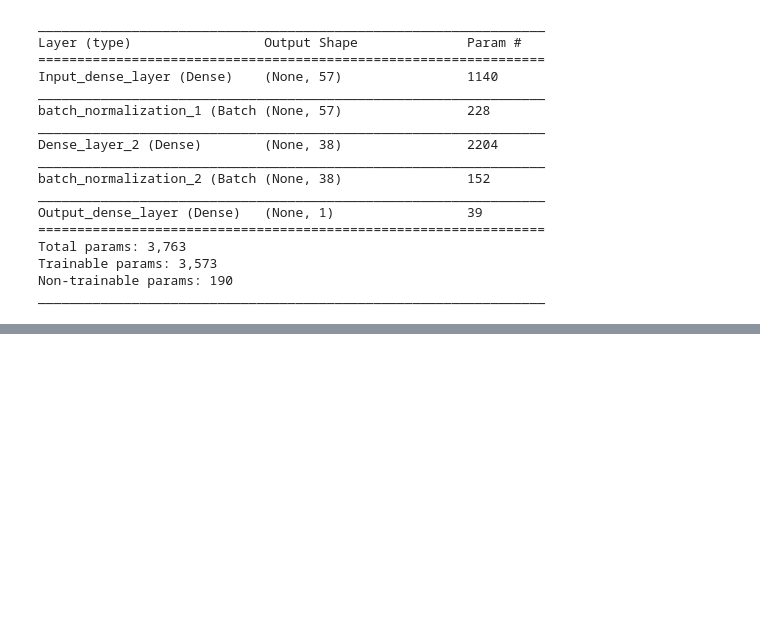
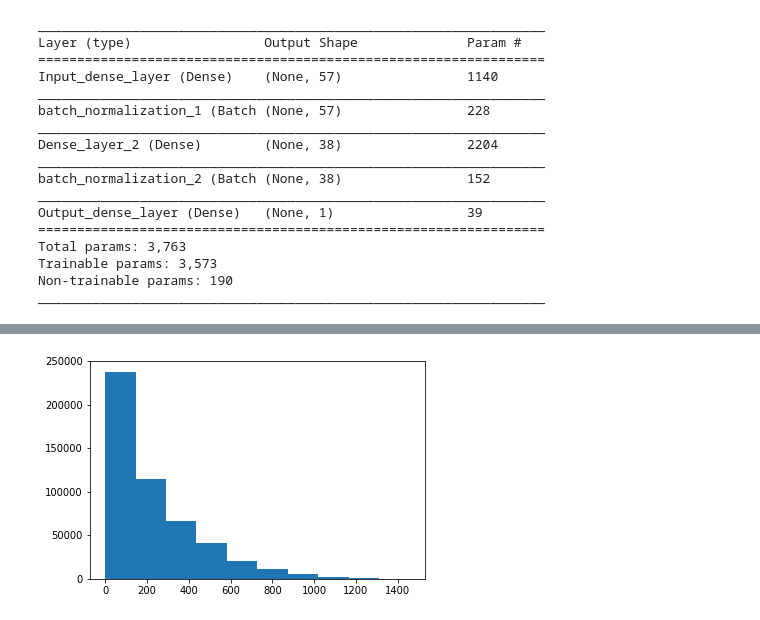
Before and after one commit to ToreGore/Thesis, a Jupyter notebook: ThesisPredecessorMK2.ipynb, the cells around one changed output, grey strips where cells are left out. Saved outputs shown, nothing was run; the diff lists cells and outputs as text; code cells hidden in the pictures; blank space fills up the shorter version.

```diff
--- a/ThesisPredecessorMK2.ipynb
+++ b/ThesisPredecessorMK2.ipynb
@@ -226,8 +286,8 @@ plot_history_graph(history, 'loss', 'loss')
 # %%
 def prediction(num, width, model, size):
     bin = np.array([list(np.binary_repr(num, width))])
-    print("Prediction on ", num, ":\t ", model.predict(bin))
-    return np.floor(model.predict(bin) * size)
+    #print("Prediction on ", num, ":\t ", model.predict(bin))
+    return int(np.reshape(np.ceil(model.predict(bin) * size), 1)[0])
 
-(prediction(int(86), width, model, size)), (prediction(int(n), width, model, size))
+(prediction(int(350), width, model, size)), (prediction(int(n), width, model, size))
 # %% [output]
@@ -236,0 +295,17 @@ Prediction on  500000 :   [[0.975695]]
+# %%
+"""#def absolute_error_predictions(model, width, size, predecessors):
+abs_errors = []
+for x in range(0, n, 500):
+    prd_index = prediction(x, width, model, size)
+    abs_errors.append(abs(prd_index - x))
+    #return abs_errors
+abs_errors
+#plt.show()
+
+## Il confronto deve avvenire tra indice predecessore atteso vs indice predecessore ottenuto
+## Effettuare un boxplot per avere valori significativi"""
+"""abs_errors = []
+for x in range(size):
+    expected_index = np.ndarray.tolist(rnd_ind[x])
+    for i in range(permutated_preds[rnd_ind[x]], permutated_preds[rnd_ind[x]] + step):
+        predicted = prediction(i, width, model, size)"""
@@ -236,0 +314,15 @@ Prediction on  500000 :   [[0.975695]]
+# %%
+errors = []
+## L'operazione è ripetuta size volte
+for x in range(size):
+    ## L'indice che mi aspetto è in posizione x di rnd_ind
+    expected_index = rnd_ind[x]
+    print(x)
+    ## Ripeto la predizione step volte
+    for i in range(step):
+        ## Predico predecessors[expected_index] + i
+        predicted_index = prediction(predecessors[expected_index] + i, width, model, size)
+        ## Calcolo la distanza tra l'indice ottenuto e l'indice atteso
+        errors.append(abs(expected_index - predicted_index))
+## Plot degli errori
+errors
@@ -236,0 +364,5 @@ Prediction on  500000 :   [[0.975695]]
+# %%
+plt.hist(errors)
+plt.show()
+# %% [output]
+[figure, added]
```
Also changed, not shown: parts of 22 cells of this notebook.
